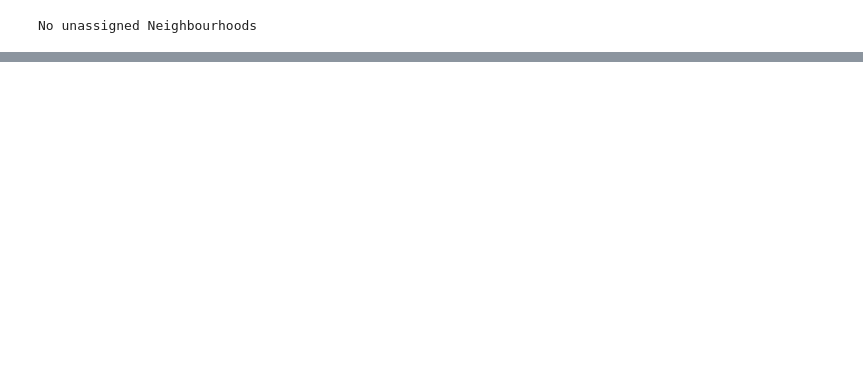
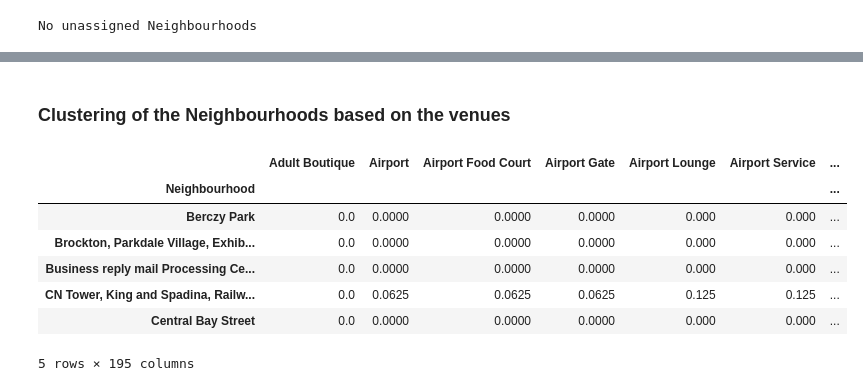
Before and after one commit to zelko-web/Coursera_Capstone, a Jupyter notebook: Totonto Neighborhood Analysis.ipynb, the cells around one changed output, grey strips where cells are left out. Drawn from its saved outputs; the diff is of its cells as text; code cells hidden in the pictures; blank space fills up the shorter version.

```diff
--- a/Totonto Neighborhood Analysis.ipynb
+++ b/Totonto Neighborhood Analysis.ipynb
@@ -70,0 +177,5 @@ No unassigned Neighbourhoods
+# %%
+# Get all neighbourhoods which have "Toronto" in them
+
+torontohoods = neighbourhoods[neighbourhoods["Borough"].str.contains("Toronto")]
+torontohoods.head()
@@ -70,0 +189,5 @@ No unassigned Neighbourhoods
+# %%
+toronto_venues = getNearbyVenues(names=torontohoods["Neighbourhood"],
+                                 latitudes = torontohoods["Latitude"],
+                                 longitudes = torontohoods["Longitude"]
+                                )
@@ -70,0 +234,7 @@ No unassigned Neighbourhoods
+# %%
+toronto_onehot = pd.get_dummies(toronto_venues[["Venue Category"]], prefix="", prefix_sep="")
+
+toronto_onehot["Neighbourhood"] = toronto_venues["Neighbourhood"]
+fixed_columns = [toronto_onehot.columns[-1]] + list(toronto_onehot.columns[:-1])
+toronto_onehot = toronto_onehot[fixed_columns]
+toronto_onehot.head()
@@ -70,0 +249,3 @@ No unassigned Neighbourhoods
+# %%
+toronto_grouped = toronto_onehot.groupby("Neighbourhood").mean().reset_index()
+toronto_grouped.head()
@@ -70,0 +260,20 @@ No unassigned Neighbourhoods
+# %% [markdown]
+### Clustering of the Neighbourhoods based on the venues
+# %%
+kclusters = 10
+
+toronto_grouped_clustering = toronto_grouped.drop("Neighbourhood", 1)
+
+kmeans = KMeans(n_clusters=kclusters, random_state = 1).fit(toronto_grouped_clustering)
+toronto_grouped["Cluster"]=kmeans.labels_
+toronto_grouped.set_index("Neighbourhood", inplace=True)
+toronto_grouped.head()
+# %% [output]
+|  | Adult Boutique | Airport | Airport Food Court | Airport Gate | Airport Lounge | Airport Service | ... |
+| Neighbourhood |  |  |  |  |  |  | ... |
+| Berczy Park | 0.0 | 0.0000 | 0.0000 | 0.0000 | 0.000 | 0.000 | ... |
+| Brockton, Parkdale Village, Exhib... | 0.0 | 0.0000 | 0.0000 | 0.0000 | 0.000 | 0.000 | ... |
+| Business reply mail Processing Ce... | 0.0 | 0.0000 | 0.0000 | 0.0000 | 0.000 | 0.000 | ... |
+| CN Tower, King and Spadina, Railw... | 0.0 | 0.0625 | 0.0625 | 0.0625 | 0.125 | 0.125 | ... |
+| Central Bay Street | 0.0 | 0.0000 | 0.0000 | 0.0000 | 0.000 | 0.000 | ... |
+5 rows × 195 columns
```
Also changed, not shown: parts of 27 cells of this notebook.
